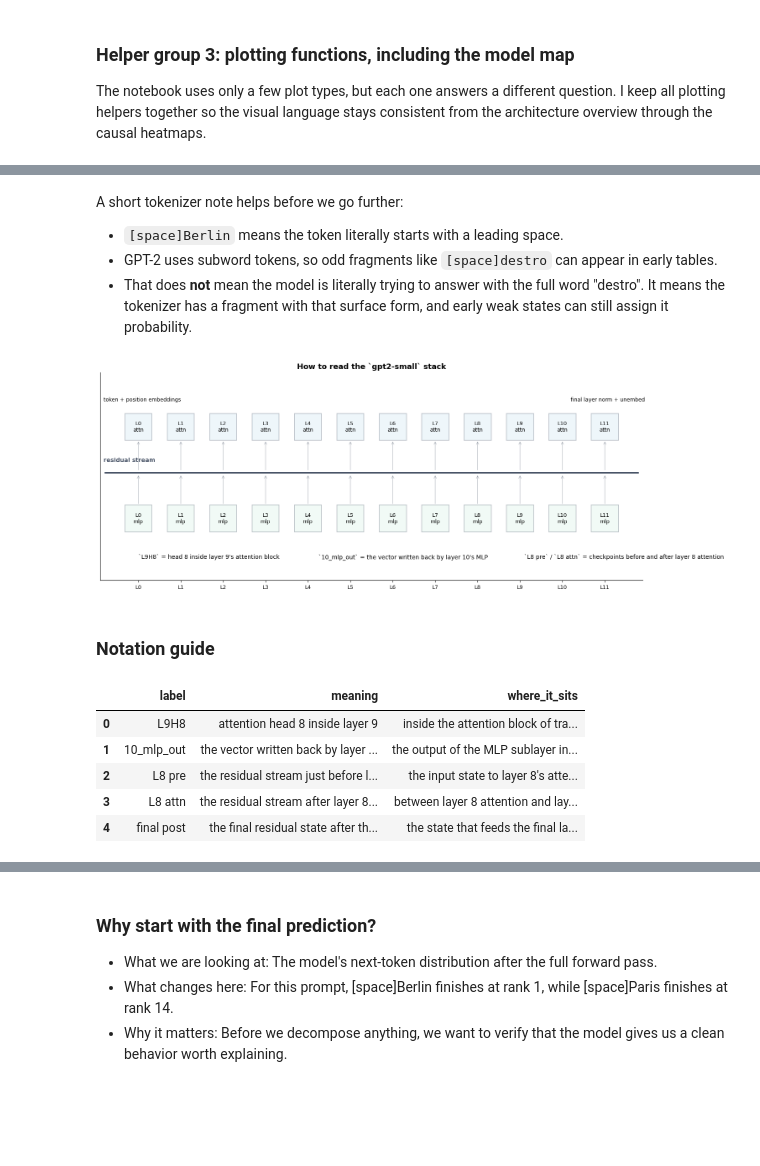
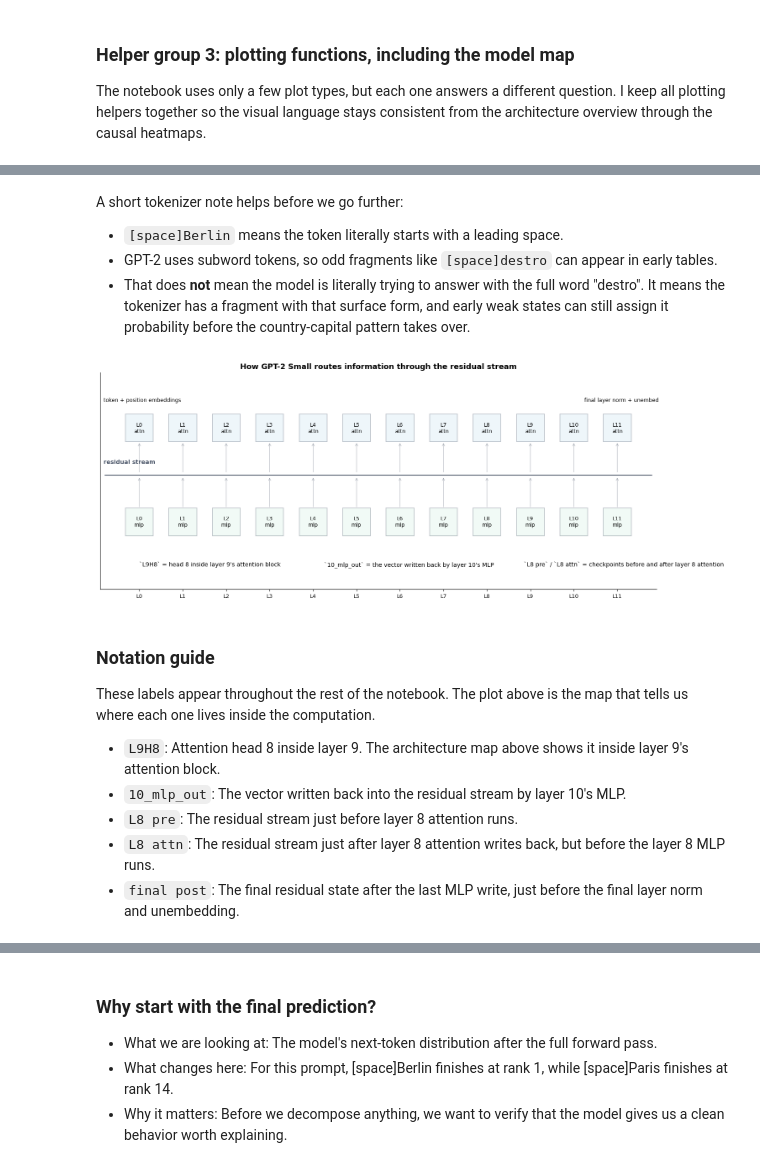
Before and after one commit to benk7alifa/llm-mechanics-lab, a Jupyter notebook: notebooks/llm_mechanics_lab.ipynb, the cells around one changed output, grey strips where cells are left out. Saved outputs shown, nothing was run; the diff lists cells and outputs as text; code cells hidden in the pictures; blank space fills up the shorter version.

```diff
--- a/notebooks/llm_mechanics_lab.ipynb
+++ b/notebooks/llm_mechanics_lab.ipynb
@@ -899,31 +1034,31 @@ A short tokenizer note helps before we go further:
 
 - `[space]Berlin` means the token literally starts with a leading space.
 - GPT-2 uses subword tokens, so odd fragments like `[space]destro` can appear in early tables.
-- That does **not** mean the model is literally trying to answer with the full word "destro". It means the tokenizer has a fragment with that surface form, and early weak states can still assign it probability.
+- That does **not** mean the model is literally trying to answer with the full word "destro". It means the tokenizer has a fragment with that surface form, and early weak states can still assign it probability before the country-capital pattern takes over.
 # %%
-notation_df = pd.DataFrame(
-    [
-        {"label": "L9H8", "meaning": "attention head 8 inside layer 9", "where_it_sits": "inside the attention block of transformer layer 9"},
-        {"label": "10_mlp_out", "meaning": "the vector written back by layer 10's MLP", "where_it_sits": "the output of the MLP sublayer in transformer layer 10"},
-        {"label": "L8 pre", "meaning": "the residual stream just before layer 8 attention runs", "where_it_sits": "the input state to layer 8's attention sublayer"},
-        {"label": "L8 attn", "meaning": "the residual stream after layer 8 attention writes back", "where_it_sits": "between layer 8 attention and layer 8 MLP"},
-        {"label": "final post", "meaning": "the final residual state after the last MLP write", "where_it_sits": "the state that feeds the final layer norm and unembedding"},
-    ]
-)
-
 plot_model_architecture_overview(model)
 plt.show()
-display(Markdown("### Notation guide"))
-display(notation_df)
+
+display_field_guide(
+    "Notation guide",
+    {
+        "L9H8": "Attention head 8 inside layer 9. The architecture map above shows it inside layer 9's attention block.",
+        "10_mlp_out": "The vector written back into the residual stream by layer 10's MLP.",
+        "L8 pre": "The residual stream just before layer 8 attention runs.",
+        "L8 attn": "The residual stream just after layer 8 attention writes back, but before the layer 8 MLP runs.",
+        "final post": "The final residual state after the last MLP write, just before the final layer norm and unembedding.",
+    },
+    intro="These labels appear throughout the rest of the notebook. The plot above is the map that tells us where each one lives inside the computation.",
+)
 # %% [output]
-[figure, old version]
+[figure, new version]
 ### Notation guide
+These labels appear throughout the rest of the notebook. The plot above is the map that tells us where each one lives inside the computation.
+- `L9H8`: Attention head 8 inside layer 9. The architecture map above shows it inside layer 9's attention block.
+- `10_mlp_out`: The vector written back into the residual stream by layer 10's MLP.
+- `L8 pre`: The residual stream just before layer 8 attention runs.
+- `L8 attn`: The residual stream just after layer 8 attention writes back, but before the layer 8 MLP runs.
+- `final post`: The final residual state after the last MLP write, just before the final layer norm and unembedding.
-|  | label | meaning | where_it_sits |
-| 0 | L9H8 | attention head 8 inside layer 9 | inside the attention block of tra... |
-| 1 | 10_mlp_out | the vector written back by layer ... | the output of the MLP sublayer in... |
-| 2 | L8 pre | the residual stream just before l... | the input state to layer 8's atte... |
-| 3 | L8 attn | the residual stream after layer 8... | between layer 8 attention and lay... |
-| 4 | final post | the final residual state after th... | the state that feeds the final la... |
 # %%
 with torch.no_grad():
     logits, cache = model.run_with_cache(tokens, remove_batch_dim=True)
```
Also changed, not shown: parts of 34 cells of this notebook, 1 other file.
